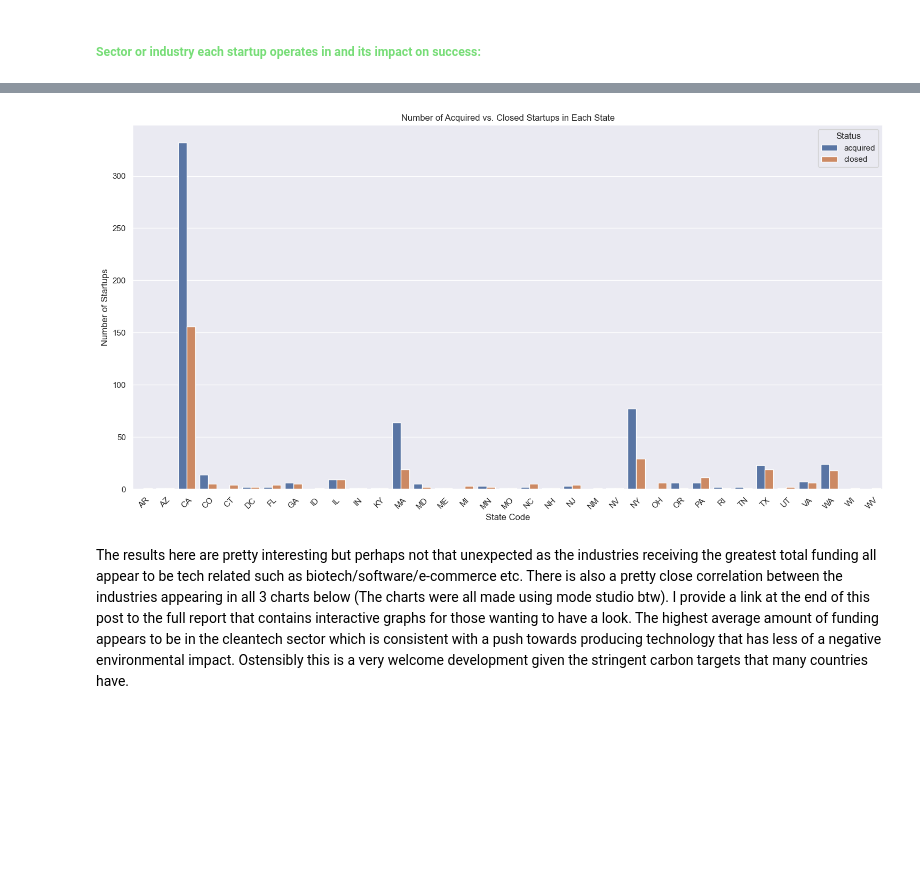
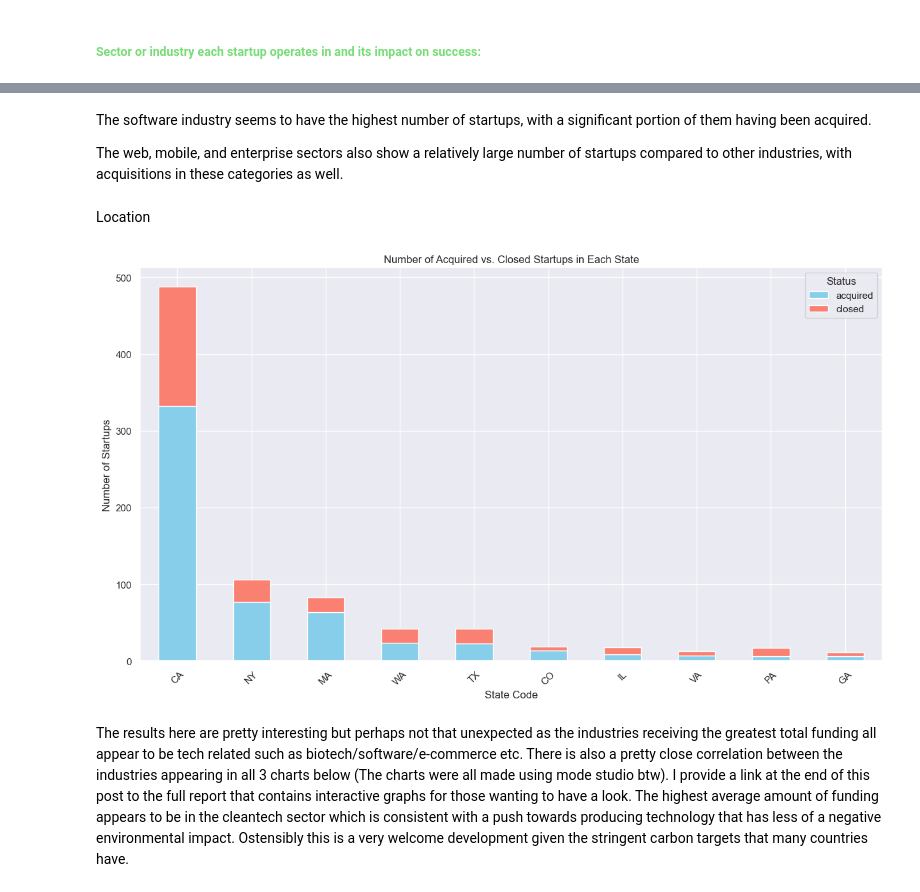
Before and after one commit to GabrielaArzateR/Predicting_startup_succes-, a Jupyter notebook: notebook/data_exploratio.ipynb, the cells around one changed output, grey strips where cells are left out. Cells and saved outputs as stored; diff of their text form; code cells hidden in the pictures; blank space fills up the shorter version.

```diff
--- a/notebook/data_exploratio.ipynb
+++ b/notebook/data_exploratio.ipynb
@@ -81,26 +127,30 @@ The web, mobile, and enterprise sectors also show a relatively large number of s
+# %% [markdown]
+The software industry seems to have the highest number of startups, with a significant portion of them having been acquired.
+
+The web, mobile, and enterprise sectors also show a relatively large number of startups compared to other industries, with acquisitions in these categories as well.
+<!--
+The results here are pretty interesting but perhaps not that unexpected as the industries receiving the greatest total funding all appear to be tech related such as biotech/software/e-commerce etc. There is also a pretty close correlation between the industries appearing in all 3 charts below (The charts were all made using mode studio btw). I provide a link at the end of this post to the full report that contains interactive graphs for those wanting to have a look. The highest average amount of funding appears to be in the cleantech sector which is consistent with a push towards producing technology that has less of a negative environmental impact. Ostensibly this is a very welcome development given the stringent carbon targets that many countries have. -->
+# %% [markdown]
+Location
 # %%
+import matplotlib.pyplot as plt
+
 # Assuming 'data_df' is your DataFrame and it contains 'state_code' and 'status' columns
 grouped_data = data_df.groupby(['state_code', 'status']).size().unstack().fillna(0)
 
-import seaborn as sns
-import matplotlib.pyplot as plt
+# Sort the DataFrame by the sum of 'acquired' and 'closed' for each state
+grouped_data = grouped_data.sort_values(by=['acquired', 'closed'], ascending=False).head(10)
 
-# Reset the index to make 'state_code' a column again, which is needed for Seaborn plotting
-grouped_data.reset_index(inplace=True)
-
-# Create the grouped bar chart
-plt.figure(figsize=(15, 8)) # You can adjust the size as needed
-sns.barplot(x='state_code', y='value', hue='status', data=grouped_data.melt(id_vars='state_code'))
-
+# Create the stacked bar chart
+grouped_data.plot(kind='bar', stacked=True, figsize=(15, 8), color=['skyblue', 'salmon'])
 plt.title('Number of Acquired vs. Closed Startups in Each State')
 plt.xlabel('State Code')
 plt.ylabel('Number of Startups')
-plt.xticks(rotation=45) # Rotates the state labels for better readability
+plt.xticks(rotation=45)  # Rotates the state labels for better readability
 plt.legend(title='Status')
-plt.tight_layout()
 plt.show()
 # %% [output]
-[figure, old version]
+[figure, new version]
 # %% [markdown]
 The results here are pretty interesting but perhaps not that unexpected as the industries receiving the greatest total funding all appear to be tech related such as biotech/software/e-commerce etc. There is also a pretty close correlation between the industries appearing in all 3 charts below (The charts were all made using mode studio btw). I provide a link at the end of this post to the full report that contains interactive graphs for those wanting to have a look. The highest average amount of funding appears to be in the cleantech sector which is consistent with a push towards producing technology that has less of a negative environmental impact. Ostensibly this is a very welcome development given the stringent carbon targets that many countries have.
 # %% [markdown]
```
Also changed, not shown: parts of 6 cells of this notebook.
